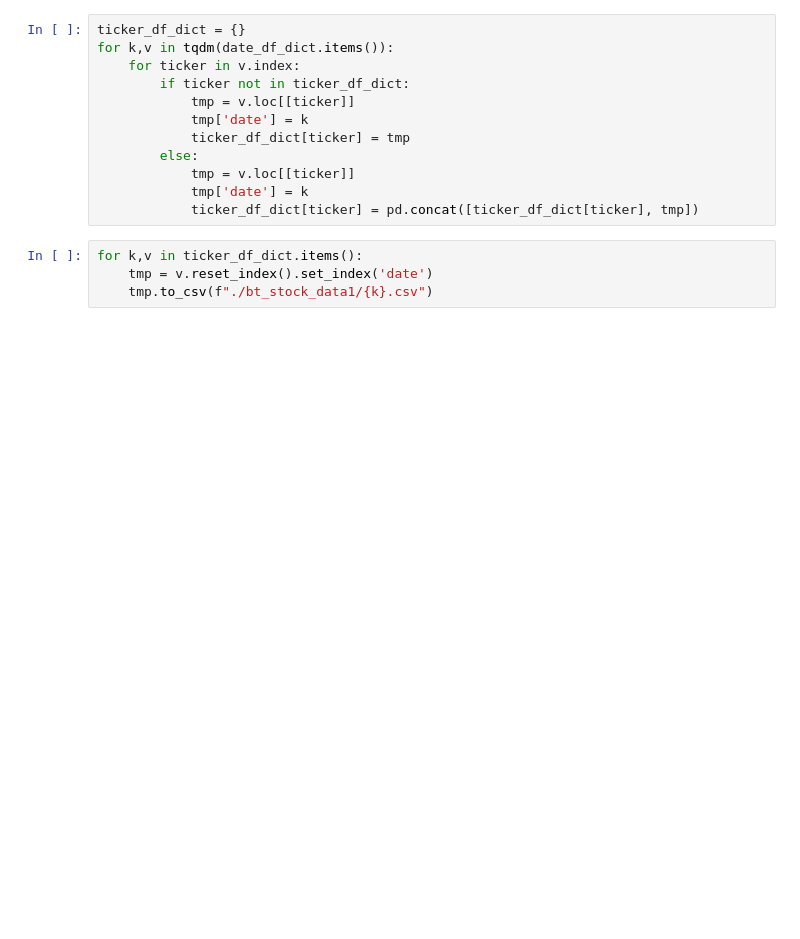
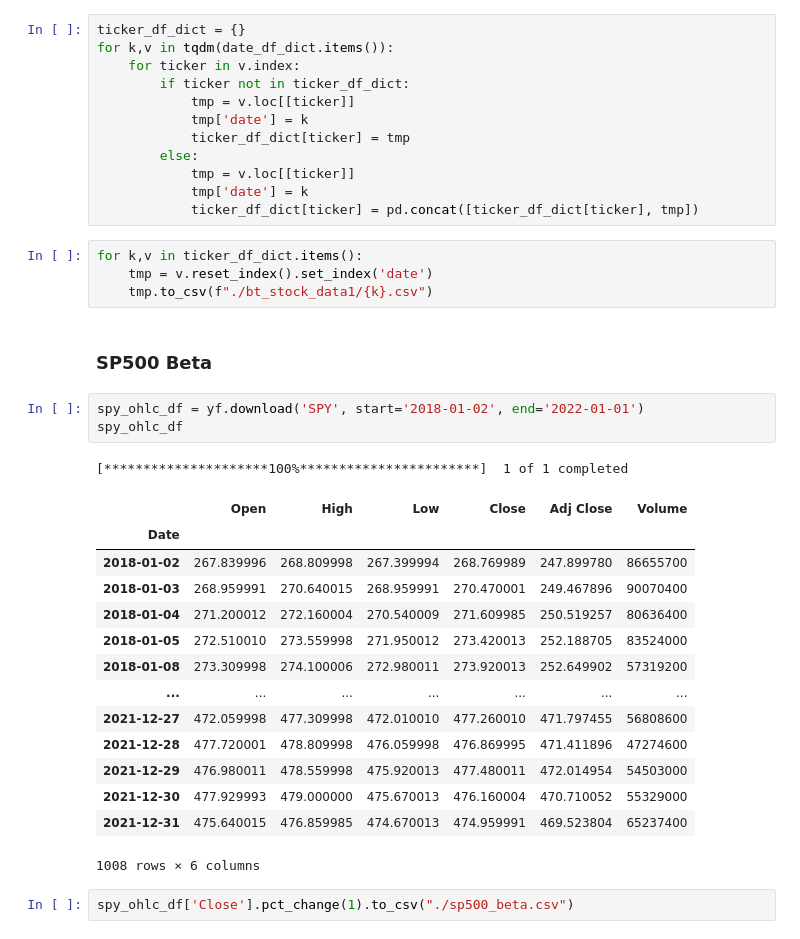
Before and after one commit to ShawnPP/MTH9897_InsiderTrade, a Jupyter notebook: get_edgar_data.ipynb, the cells around one changed output. Drawn from its saved outputs; the diff is of its cells as text; blank space fills up the shorter version.

```diff
--- a/get_edgar_data.ipynb
+++ b/get_edgar_data.ipynb
@@ -288,3 +320,26 @@ for k,v in tqdm(date_df_dict.items()):
 for k,v in ticker_df_dict.items():
     tmp = v.reset_index().set_index('date')
     tmp.to_csv(f"./bt_stock_data1/{k}.csv")
+# %% [markdown]
+### SP500 Beta
+# %%
+spy_ohlc_df = yf.download('SPY', start='2018-01-02', end='2022-01-01')
+spy_ohlc_df
+# %% [output]
+[*********************100%***********************]  1 of 1 completed
+|  | Open | High | Low | Close | Adj Close | Volume |
+| Date |  |  |  |  |  |  |
+| 2018-01-02 | 267.839996 | 268.809998 | 267.399994 | 268.769989 | 247.899780 | 86655700 |
+| 2018-01-03 | 268.959991 | 270.640015 | 268.959991 | 270.470001 | 249.467896 | 90070400 |
+| 2018-01-04 | 271.200012 | 272.160004 | 270.540009 | 271.609985 | 250.519257 | 80636400 |
+| 2018-01-05 | 272.510010 | 273.559998 | 271.950012 | 273.420013 | 252.188705 | 83524000 |
+| 2018-01-08 | 273.309998 | 274.100006 | 272.980011 | 273.920013 | 252.649902 | 57319200 |
+| ... | ... | ... | ... | ... | ... | ... |
+| 2021-12-27 | 472.059998 | 477.309998 | 472.010010 | 477.260010 | 471.797455 | 56808600 |
+| 2021-12-28 | 477.720001 | 478.809998 | 476.059998 | 476.869995 | 471.411896 | 47274600 |
+| 2021-12-29 | 476.980011 | 478.559998 | 475.920013 | 477.480011 | 472.014954 | 54503000 |
+| 2021-12-30 | 477.929993 | 479.000000 | 475.670013 | 476.160004 | 470.710052 | 55329000 |
+| 2021-12-31 | 475.640015 | 476.859985 | 474.670013 | 474.959991 | 469.523804 | 65237400 |
+1008 rows × 6 columns
+# %%
+spy_ohlc_df['Close'].pct_change(1).to_csv("./sp500_beta.csv")
```
Also changed, not shown: parts of 12 cells of this notebook, 2 other files.
